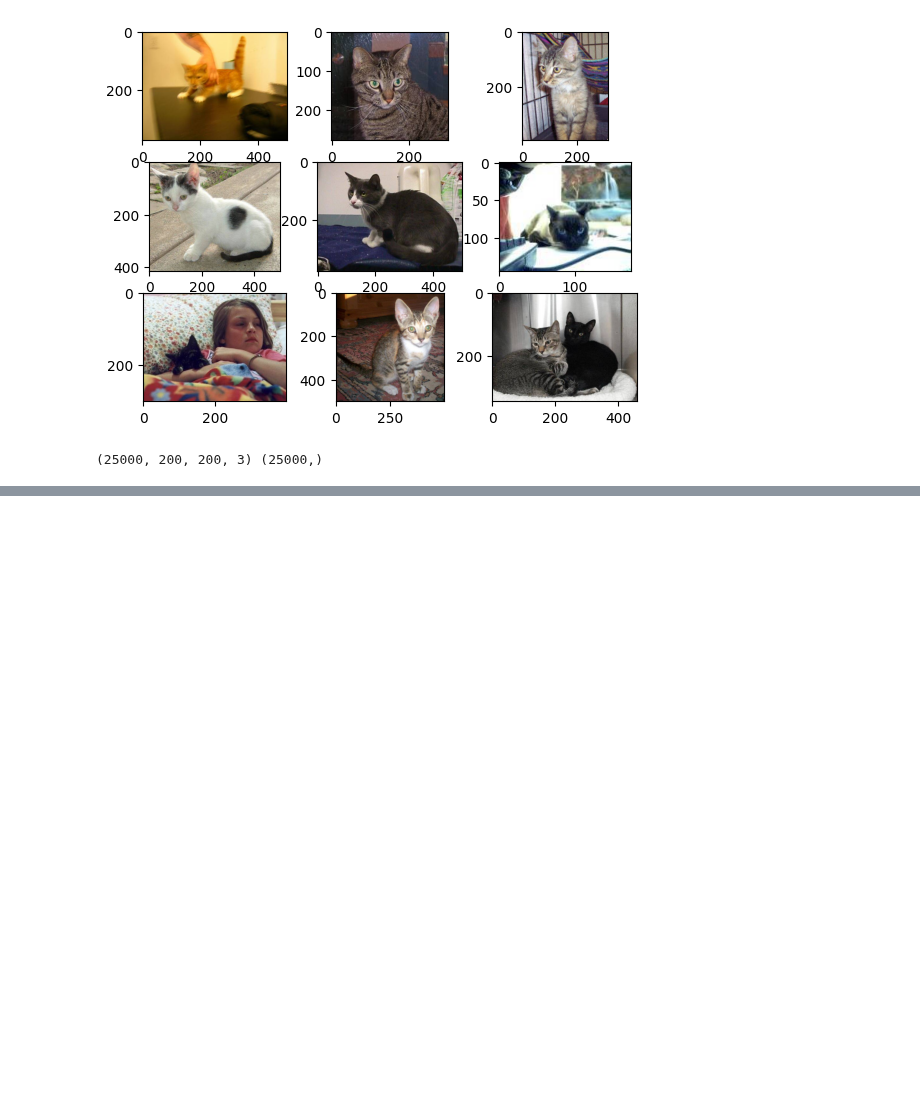
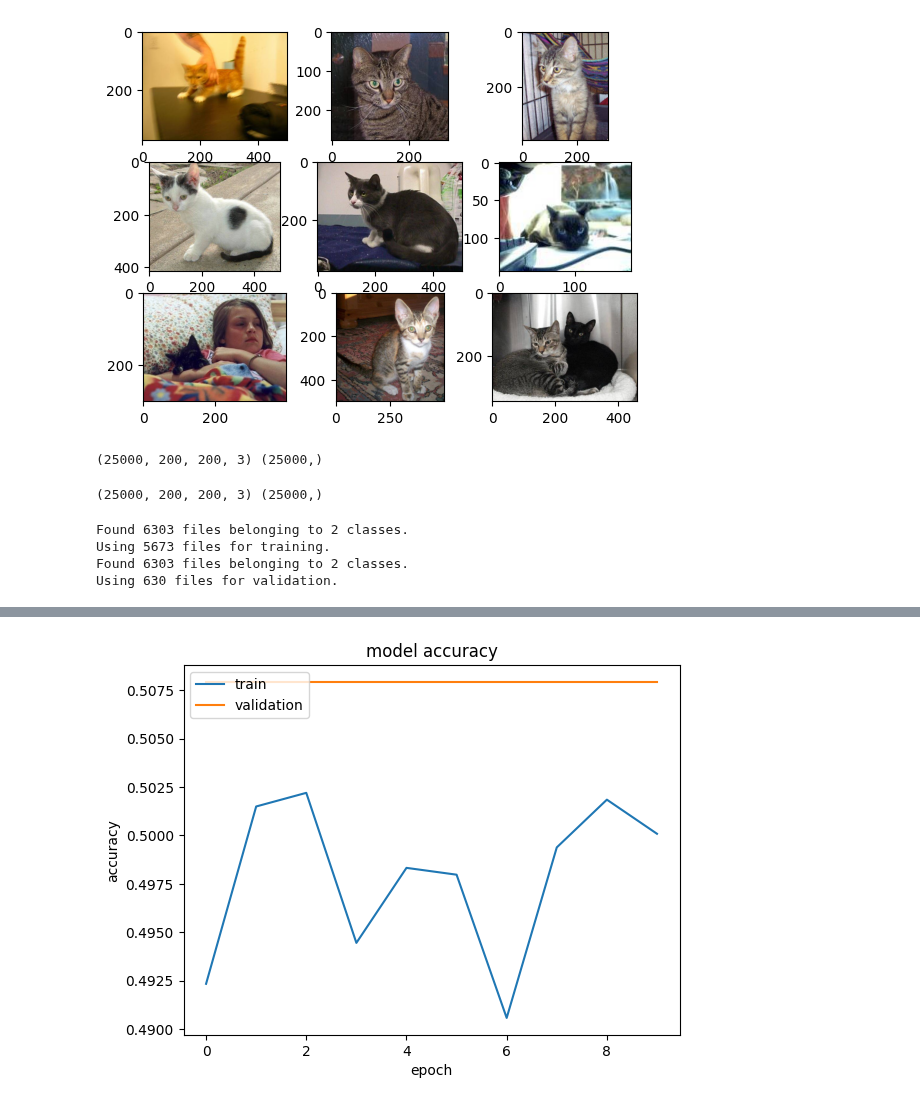
Before and after one commit to flowqrr/dogs_cats_cnn, a Jupyter notebook: dogs-vs-cats/cats_dogs.ipynb, the cells around one changed output, grey strips where cells are left out. Cells and saved outputs as stored; diff of their text form; code cells hidden in the pictures; blank space fills up the shorter version.

```diff
--- a/dogs-vs-cats/cats_dogs.ipynb
+++ b/dogs-vs-cats/cats_dogs.ipynb
@@ -43,3 +44,10 @@ save('dogs_vs_cats_photos.npy', photos)
 save('dogs_vs_cats_labels.npy', labels)
 # %% [output]
 (25000, 200, 200, 3) (25000,)
+# %%
+from numpy import load
+photos = load('dogs_vs_cats_photos.npy')
+labels = load('dogs_vs_cats_labels.npy')
+print(photos.shape, labels.shape)
+# %% [output]
+(25000, 200, 200, 3) (25000,)
@@ -45,0 +98,42 @@ save('dogs_vs_cats_labels.npy', labels)
+# %%
+# image_dataset_from_directory(main_directory, labels='inferred') will return a tf.data.Dataset
+# that yields batches of images from the subdirectories class_a and class_b, together with labels 0 and 1
+# (0 corresponding to class_a and 1 corresponding to class_b)
+# the images need to be in the folder structure that i created above
+from keras.preprocessing import image_dataset_from_directory
+
+basedir = "./base/train"
+train_datagen = image_dataset_from_directory(basedir,
+                                             image_size=(200,200),
+                                             subset='training',
+                                             seed = 1,
+                                             validation_split=0.1,
+                                             batch_size= 32)
+
+test_datagen = image_dataset_from_directory(basedir,
+                                            image_size=(200,200),
+                                            subset='validation',
+                                            seed = 1,
+                                            validation_split=0.1,
+                                            batch_size= 32)
+# %% [output]
+Found 6303 files belonging to 2 classes.
+Using 5673 files for training.
+Found 6303 files belonging to 2 classes.
+Using 630 files for validation.
+# %%
+import matplotlib.pyplot as plt
+
+model = one_vgg()
+history = model.fit(train_datagen,
+					epochs=10,
+					validation_data=test_datagen)
+
+plt.plot(history.history['accuracy'])
+plt.plot(history.history['val_accuracy'])
+plt.title('model accuracy')
+plt.ylabel('accuracy')
+plt.xlabel('epoch')
+plt.legend(['train', 'validation'], loc='upper left')
+plt.show()
+# %% [output]
@@ -45,0 +161 @@ save('dogs_vs_cats_labels.npy', labels)
+[figure, added]
```
Also changed, not shown: parts of 4 cells of this notebook, 4 other files.
